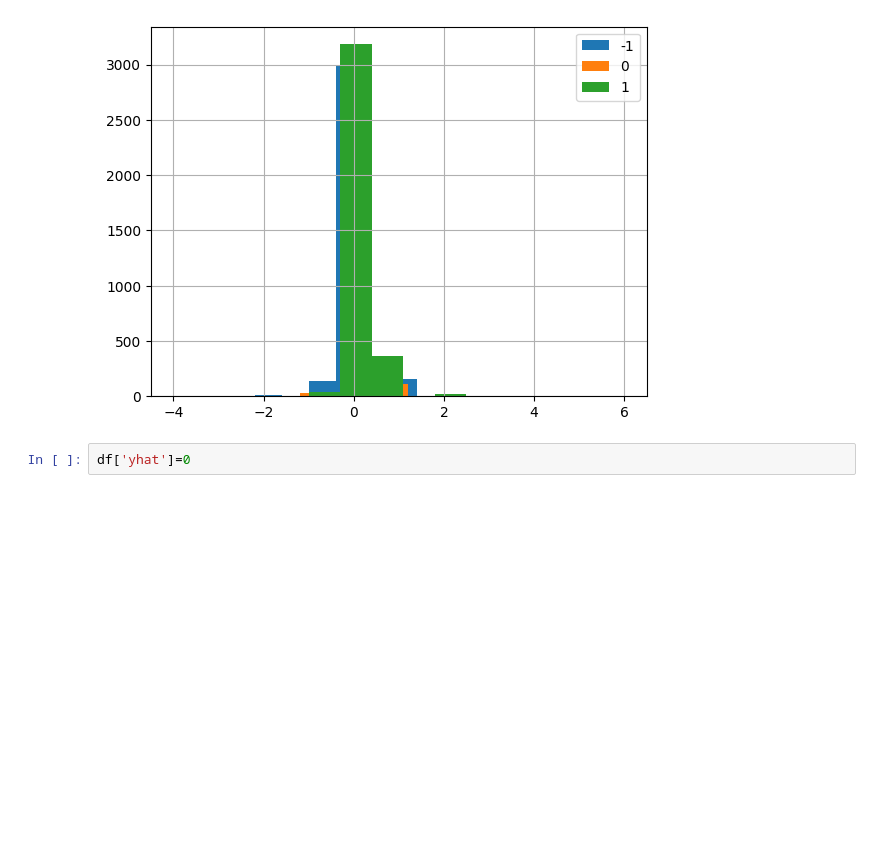
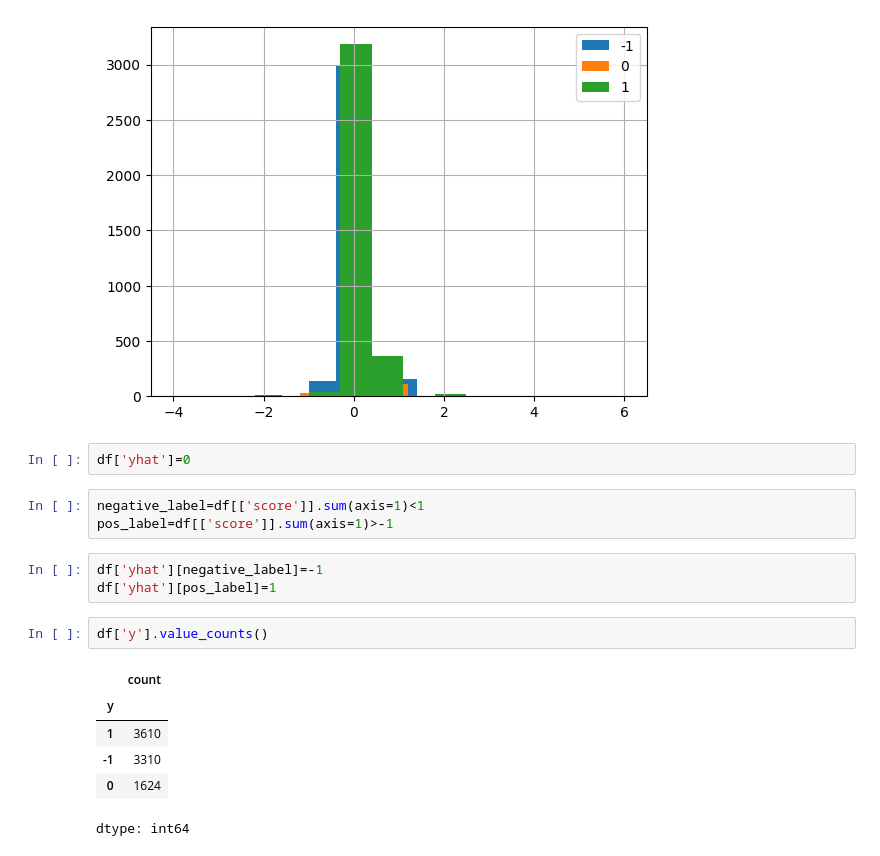
Before and after one commit to KSaubhagya/NLP_Pipeline, a Jupyter notebook: NLP_Pipeline.ipynb, the cells around one changed output. Cells and saved outputs as stored; diff of their text form; blank space fills up the shorter version.

```diff
--- a/NLP_Pipeline.ipynb
+++ b/NLP_Pipeline.ipynb
@@ -204,3 +204,18 @@ dtype: object
 [figure]
 # %%
 df['yhat']=0
+# %%
+negative_label=df[['score']].sum(axis=1)<1
+pos_label=df[['score']].sum(axis=1)>-1
+# %%
+df['yhat'][negative_label]=-1
+df['yhat'][pos_label]=1
+# %%
+df['y'].value_counts()
+# %% [output]
+|  | count |
+| y |  |
+| 1 | 3610 |
+| -1 | 3310 |
+| 0 | 1624 |
+dtype: int64
```
Also changed, not shown: parts of 16 cells of this notebook.
